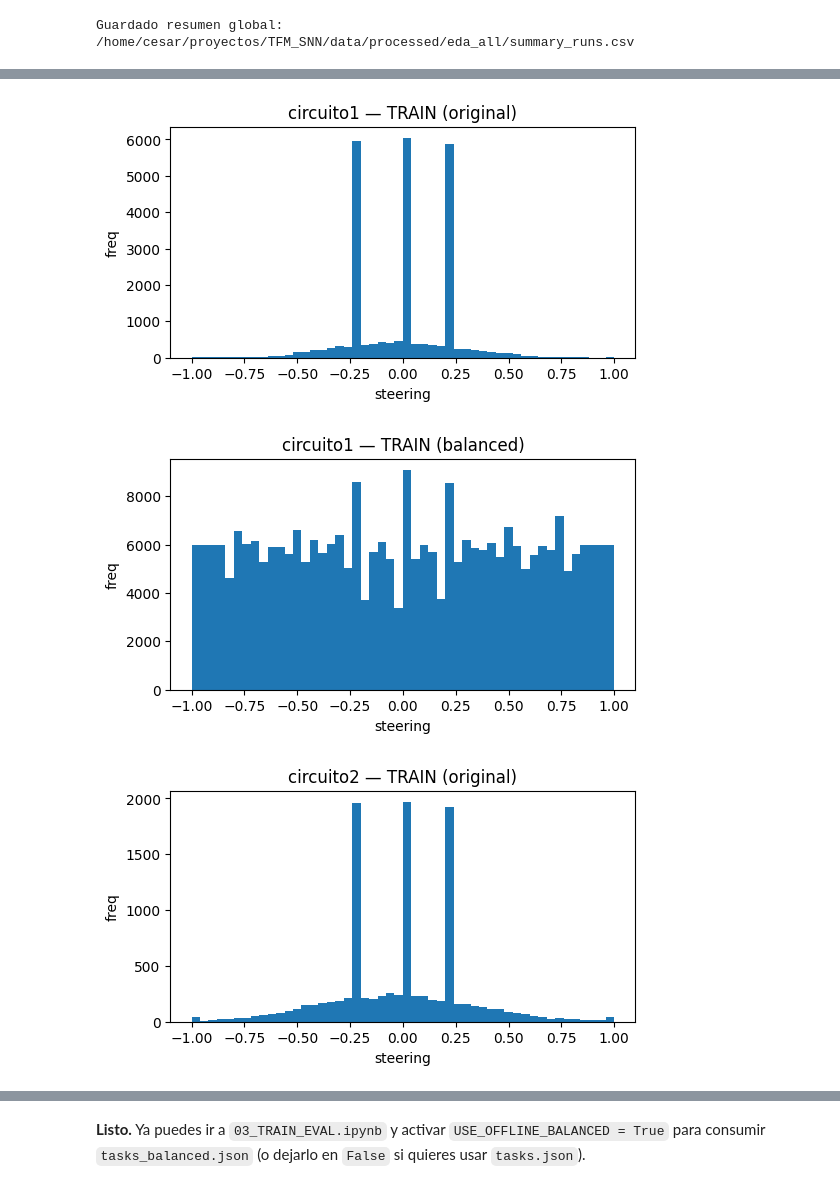
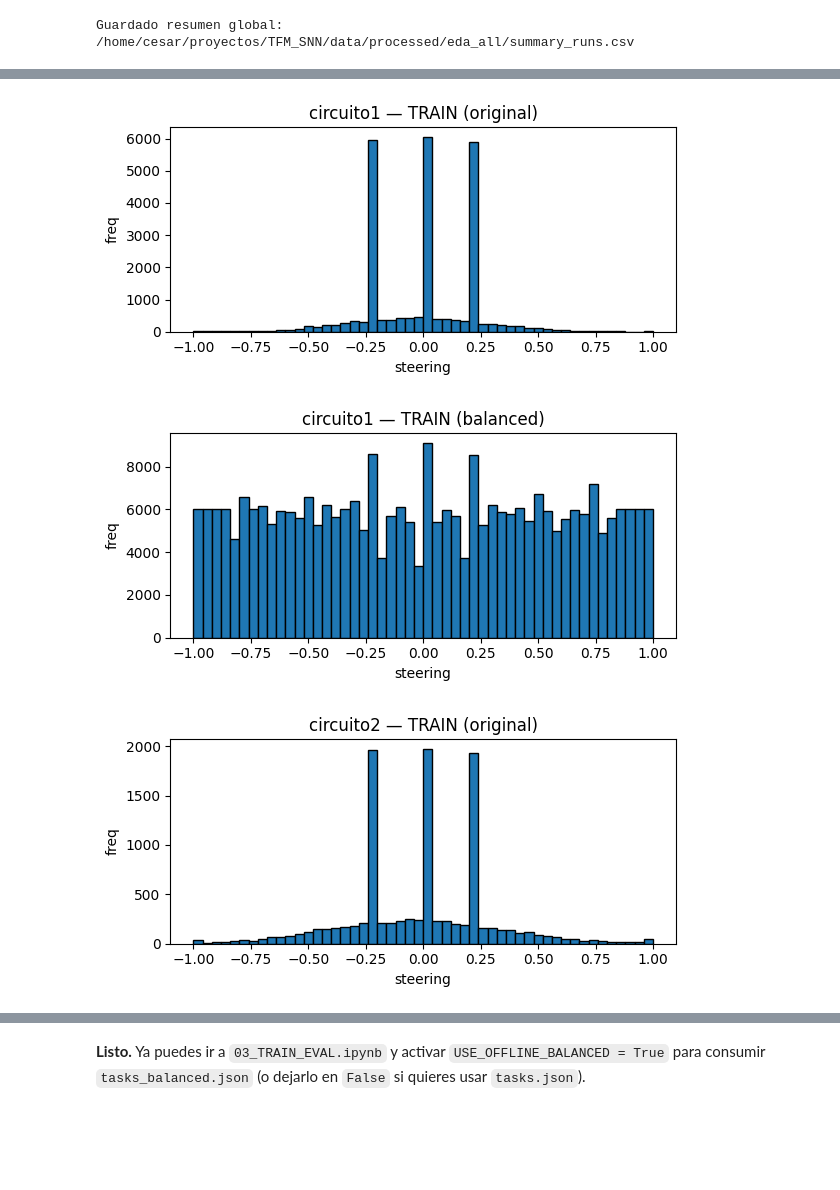
Before and after one commit to cesarfg32/TFM_SNN, a Jupyter notebook: notebooks/01A_PREP_BALANCED.ipynb, the cells around one changed output, grey strips where cells are left out. Cells and saved outputs as stored; diff of their text form; code cells hidden in the pictures; blank space fills up the shorter version.

```diff
--- a/notebooks/01A_PREP_BALANCED.ipynb
+++ b/notebooks/01A_PREP_BALANCED.ipynb
@@ -604,20 +512,21 @@ Estos gráficos ayudan a documentar el efecto del balanceo y a justificar su imp
 # %%
 import matplotlib.pyplot as plt, numpy as np, pandas as pd
 
 def plot_hist(csv_path, title, bins):
     df = pd.read_csv(csv_path)
     s = df["steering"].astype(float).clip(-1,1)
     plt.figure(figsize=(6,3))
-    plt.hist(s, bins=bins)
+    plt.hist(s, bins=bins, edgecolor="black")
     plt.title(title); plt.xlabel("steering"); plt.ylabel("freq")
-    plt.show()
+    plt.tight_layout()
+    plt.show(); plt.close()
 
 for run in RUNS:
     base = PROC / run
-    plot_hist(base / "train.csv",             f"{run} — TRAIN (original)",  CFG.bins)
+    plot_hist(base / "train.csv", f"{run} — TRAIN (original)", CFG.bins)
     if (base / "train_balanced.csv").exists():
         plot_hist(base / "train_balanced.csv", f"{run} — TRAIN (balanced)", CFG.bins)
 # %% [output]
-[figure, old version]
+[figure, new version]
-[figure, old version]
+[figure, new version]
-[figure, old version]
+[figure, new version]
```
Also changed, not shown: parts of 11 cells of this notebook, 3 other files.
